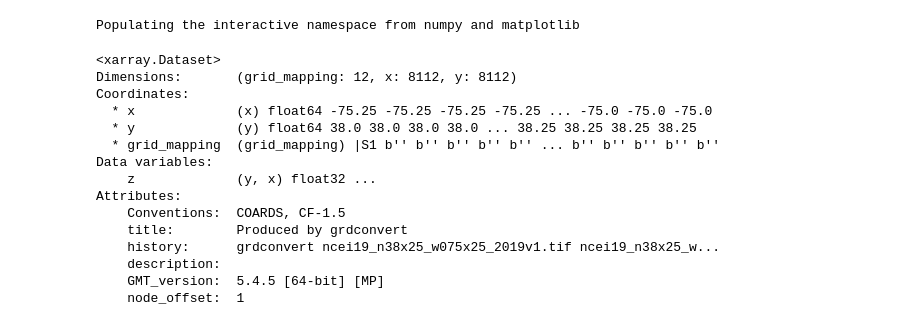
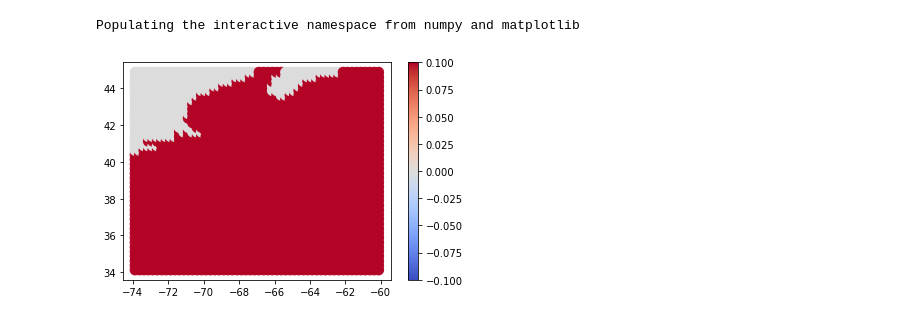
Before and after one commit to cjeffr/BarrierIslandBreachv1, a Jupyter notebook: fort.q_plotting.ipynb, the cells around one changed output. Saved outputs shown, nothing was run; the diff lists cells and outputs as text; code cells hidden in the pictures.

```diff
--- a/fort.q_plotting.ipynb
+++ b/fort.q_plotting.ipynb
@@ -33,26 +33,13 @@ def read_fortq(frame):
         patch_dict[stateno] = {"lat": lat, 'long':long, 'eta':eta, 'amr_level':level}
         return patch_dict, water, h, Xc, Yc, eta
 # %%
-for i in range(4):
-    [patch_dict, water,h,X,Y,eta]=water_level(i)
+### Test plot of the data
+for i in range(4,5):
+    [patch_dict, water, h, X, Y, eta]=read_fortq(i)
     plt.figure()
     plt.scatter(X,Y,c=water,s=100,cmap=plt.get_cmap('coolwarm'))
     plt.clim(-0.1,0.1)
     plt.colorbar()
     plt.show()
 # %% [output]
-<xarray.Dataset>
-Dimensions:       (grid_mapping: 12, x: 8112, y: 8112)
-Coordinates:
-  * x             (x) float64 -75.25 -75.25 -75.25 -75.25 ... -75.0 -75.0 -75.0
-  * y             (y) float64 38.0 38.0 38.0 38.0 ... 38.25 38.25 38.25 38.25
-  * grid_mapping  (grid_mapping) |S1 b'' b'' b'' b'' b'' ... b'' b'' b'' b'' b''
-Data variables:
-    z             (y, x) float32 ...
-Attributes:
-    Conventions:  COARDS, CF-1.5
-    title:        Produced by grdconvert
-    history:      grdconvert ncei19_n38x25_w075x25_2019v1.tif ncei19_n38x25_w...
-    description:
-    GMT_version:  5.4.5 [64-bit] [MP]
-    node_offset:  1
+[figure, added]
```
Also changed, not shown: parts of 12 cells of this notebook.
